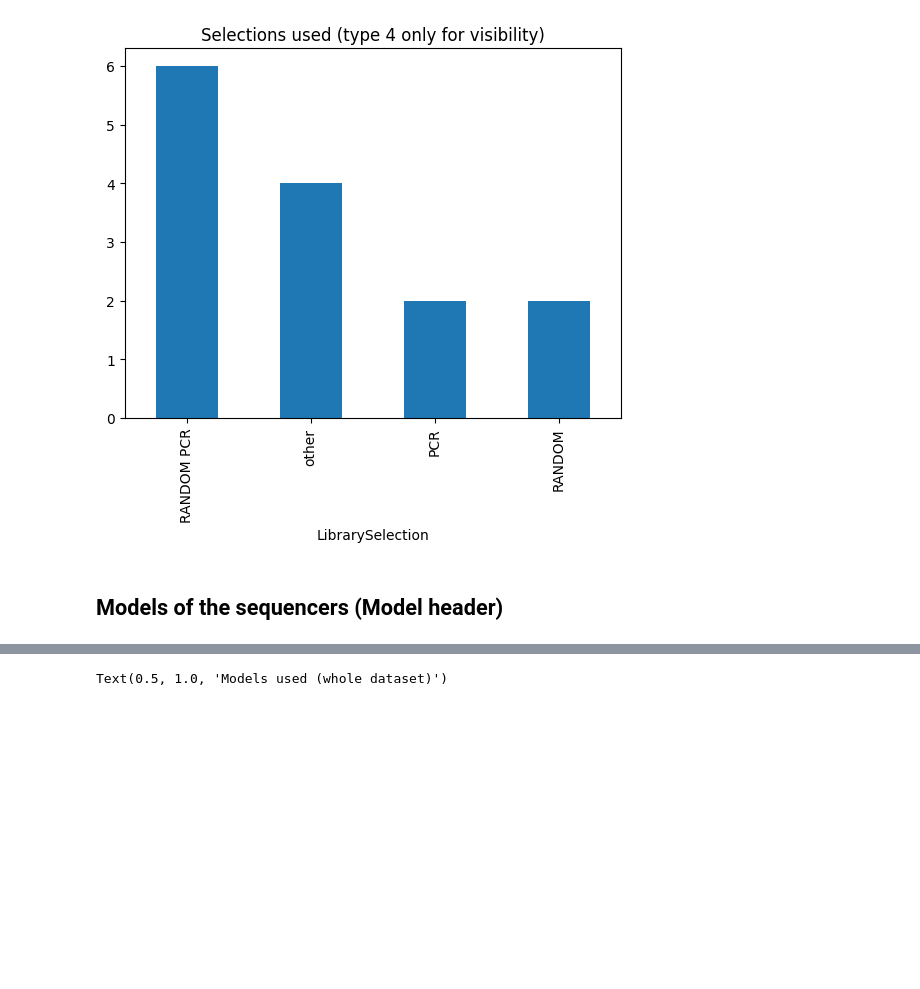
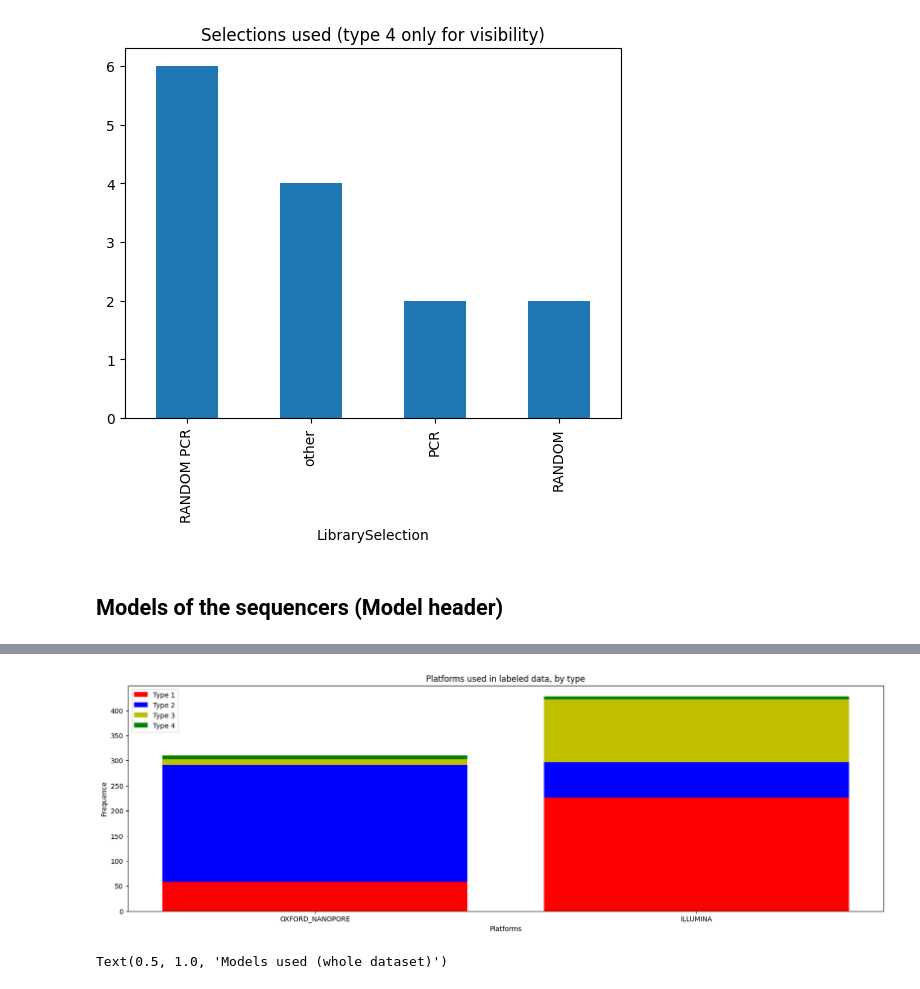
Before and after one commit to Fossam40/DENV-dataAnalysis, a Jupyter notebook: sampleStatistics.ipynb, the cells around one changed output, grey strips where cells are left out. Saved outputs shown, nothing was run; the diff lists cells and outputs as text; code cells hidden in the pictures; blank space fills up the shorter version.

```diff
--- a/sampleStatistics.ipynb
+++ b/sampleStatistics.ipynb
@@ -184,3 +213,22 @@ Text(0.5, 1.0, 'Selections used (type 4 only for visibility)')
+# %%
+distinctPlatforms = labeled["Platform"].unique()
+type1_platforms = np.array([type1[type1.Platform == i].shape[0] for i in distinctPlatforms])
+type2_platforms = np.array([type2[type2.Platform == i].shape[0] for i in distinctPlatforms])
+type3_platforms = np.array([type3[type3.Platform == i].shape[0] for i in distinctPlatforms])
+type4_platforms = np.array([type4[type4.Platform == i].shape[0] for i in distinctPlatforms])
+
+plt.figure(figsize=(20, 6))
+plt.bar(distinctPlatforms, type1_platforms, color='r')
+plt.bar(distinctPlatforms, type2_platforms, bottom=type1_platforms, color='b')
+plt.bar(distinctPlatforms, type3_platforms, bottom=type1_platforms + type2_platforms, color='y')
+plt.bar(distinctPlatforms, type4_platforms, bottom=type1_platforms + type2_platforms + type3_platforms, color='g')
+plt.xlabel("Platforms")
+plt.ylabel("Frequence")
+plt.legend(["Type 1", "Type 2", "Type 3", "Type 4"])
+plt.title("Platforms used in labeled data, by type")
+plt.show()
+# %% [output]
+[figure, added]
 # %%
 dataset["Model"].value_counts().plot(kind = 'bar')
 plt.title("Models used (whole dataset)")
```
Also changed, not shown: parts of 21 cells of this notebook.
